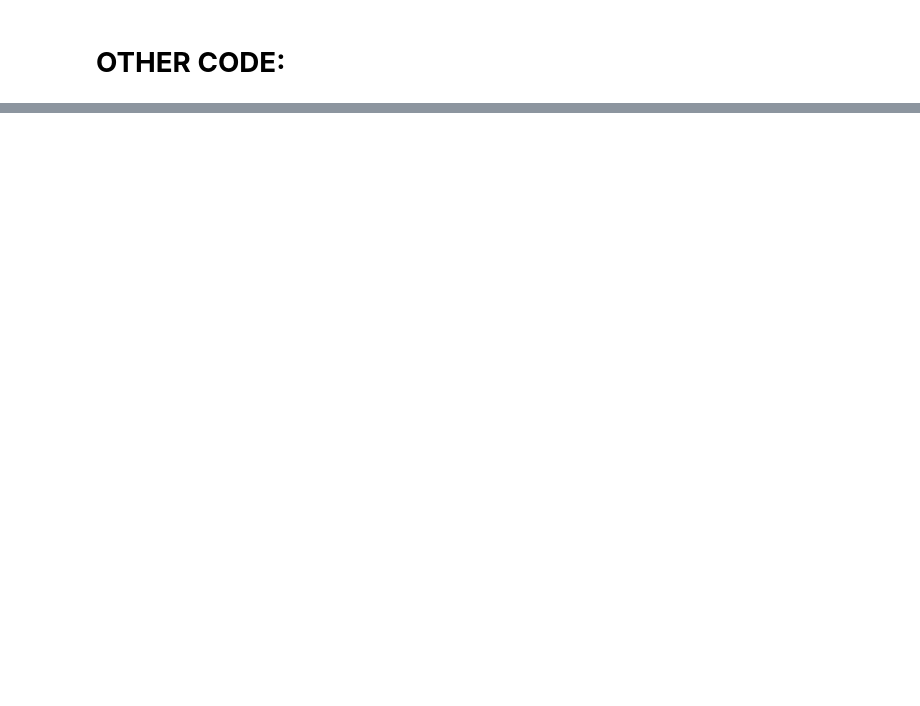
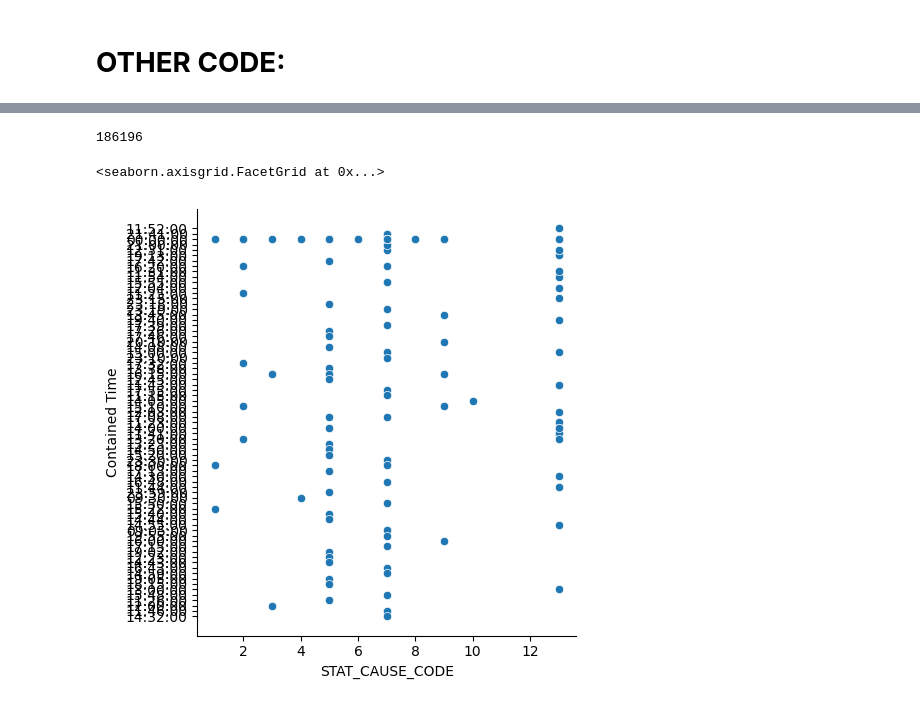
Before and after one commit to nandinijirobe/Allstate_AIStudio_Project, a Jupyter notebook: Allstate_AI_Studio_Project.ipynb, the cells around one changed output, grey strips where cells are left out. Saved outputs shown, nothing was run; the diff lists cells and outputs as text; code cells hidden in the pictures; blank space fills up the shorter version.

```diff
--- a/Allstate_AI_Studio_Project.ipynb
+++ b/Allstate_AI_Studio_Project.ipynb
@@ -290,0 +387,10 @@ df_summ1
+# %%
+len(df1)
+# %% [output]
+186196
+# %%
+sns.relplot(x="STAT_CAUSE_CODE", y="Contained Time",
+data=df1.sample(frac=0.001))
+# %% [output]
+<seaborn.axisgrid.FacetGrid at 0x...>
+[figure, added]
```
Also changed, not shown: parts of 18 cells of this notebook.
